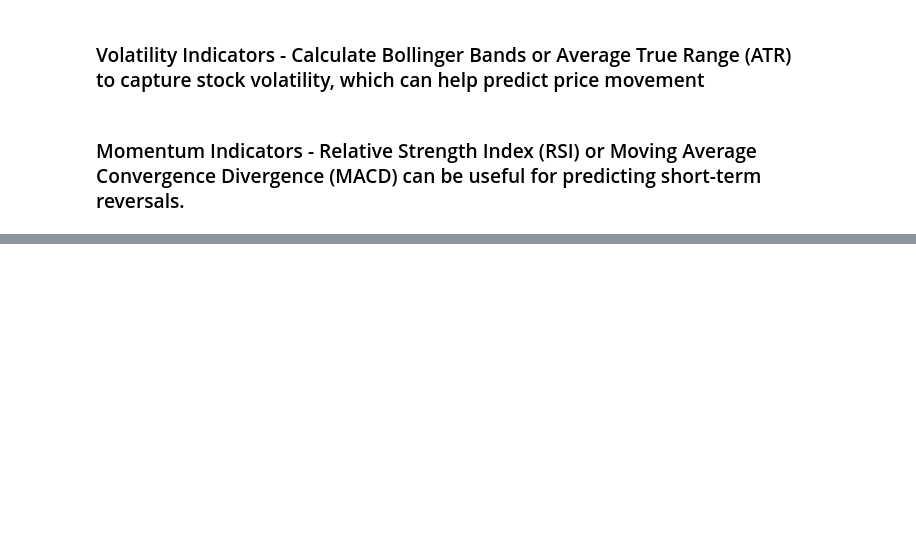
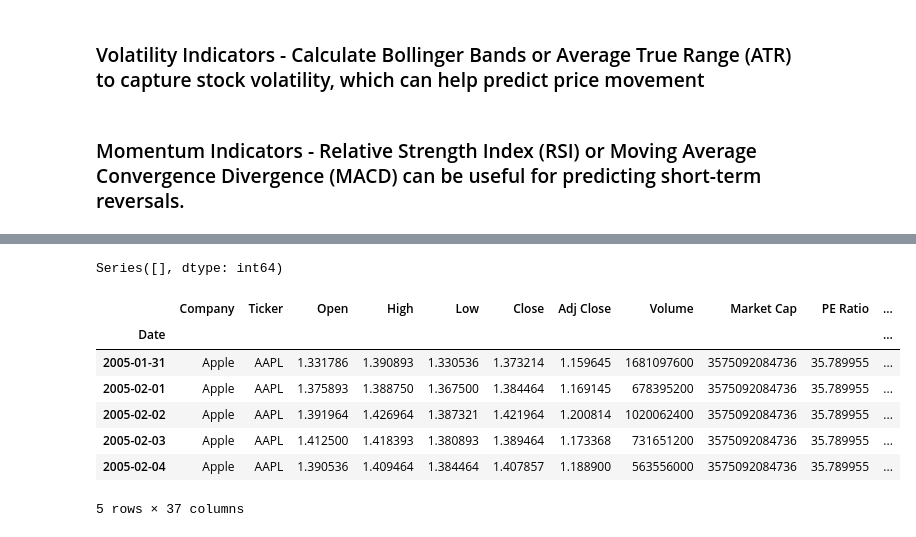
Before and after one commit to aryaandperimeter/stockprojections, a Jupyter notebook: stonks.ipynb, the cells around one changed output, grey strips where cells are left out. Drawn from its saved outputs; the diff is of its cells as text; code cells hidden in the pictures; blank space fills up the shorter version.

```diff
--- a/stonks.ipynb
+++ b/stonks.ipynb
@@ -231,0 +262,16 @@ company_data['RSI'] = 100 - (100 / (1 + rs))
+# %%
+missing_values = company_data.isnull().sum()
+print(missing_values[missing_values > 0])
+# %% [output]
+Series([], dtype: int64)
+# %%
+company_data.head()
+# %% [output]
+|  | Company | Ticker | Open | High | Low | Close | Adj Close | Volume | Market Cap | PE Ratio | ... |
+| Date |  |  |  |  |  |  |  |  |  |  | ... |
+| 2005-01-31 | Apple | AAPL | 1.331786 | 1.390893 | 1.330536 | 1.373214 | 1.159645 | 1681097600 | 3575092084736 | 35.789955 | ... |
+| 2005-02-01 | Apple | AAPL | 1.375893 | 1.388750 | 1.367500 | 1.384464 | 1.169145 | 678395200 | 3575092084736 | 35.789955 | ... |
+| 2005-02-02 | Apple | AAPL | 1.391964 | 1.426964 | 1.387321 | 1.421964 | 1.200814 | 1020062400 | 3575092084736 | 35.789955 | ... |
+| 2005-02-03 | Apple | AAPL | 1.412500 | 1.418393 | 1.380893 | 1.389464 | 1.173368 | 731651200 | 3575092084736 | 35.789955 | ... |
+| 2005-02-04 | Apple | AAPL | 1.390536 | 1.409464 | 1.384464 | 1.407857 | 1.188900 | 563556000 | 3575092084736 | 35.789955 | ... |
+5 rows × 37 columns
```
Also changed, not shown: parts of 24 cells of this notebook.
